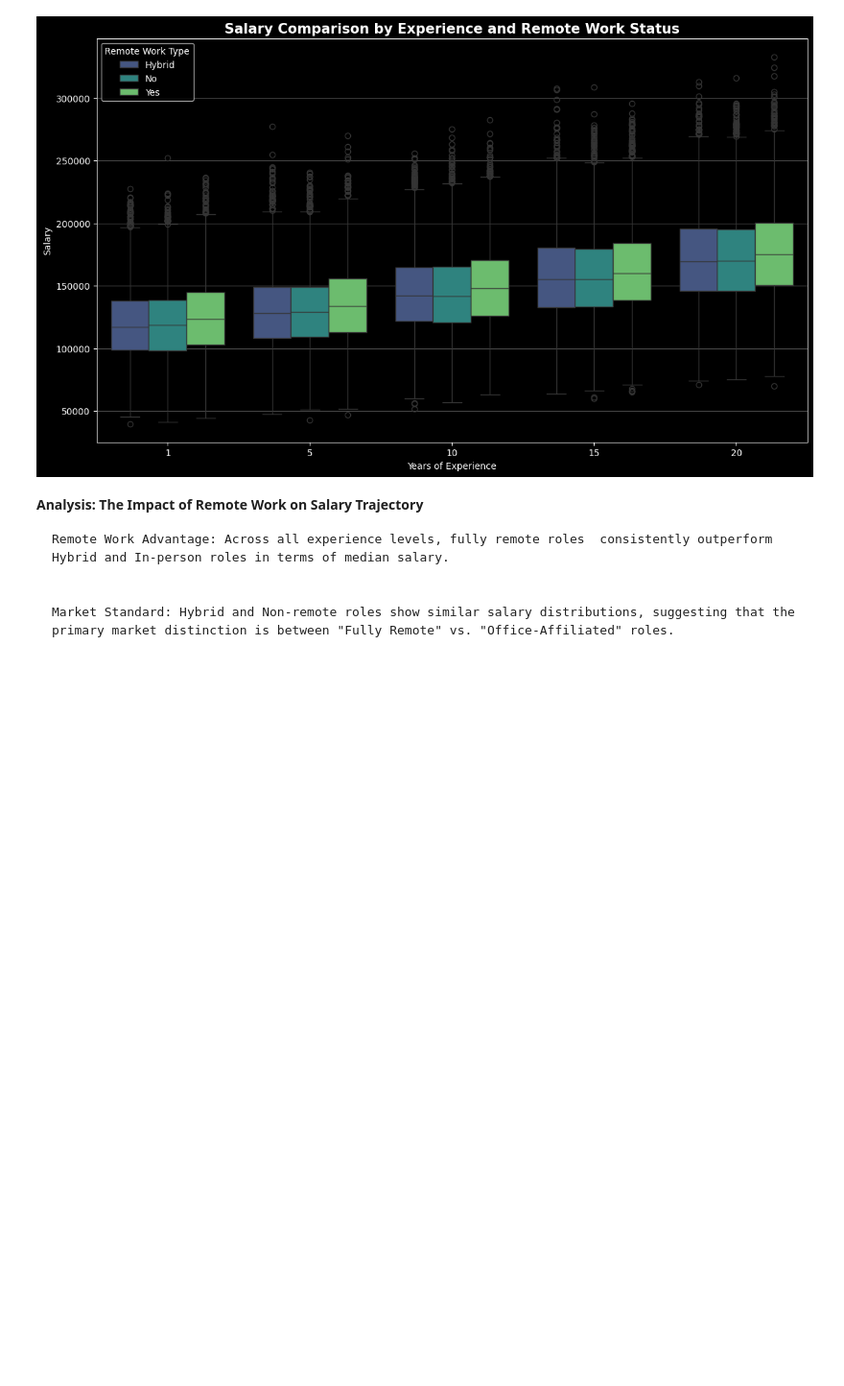
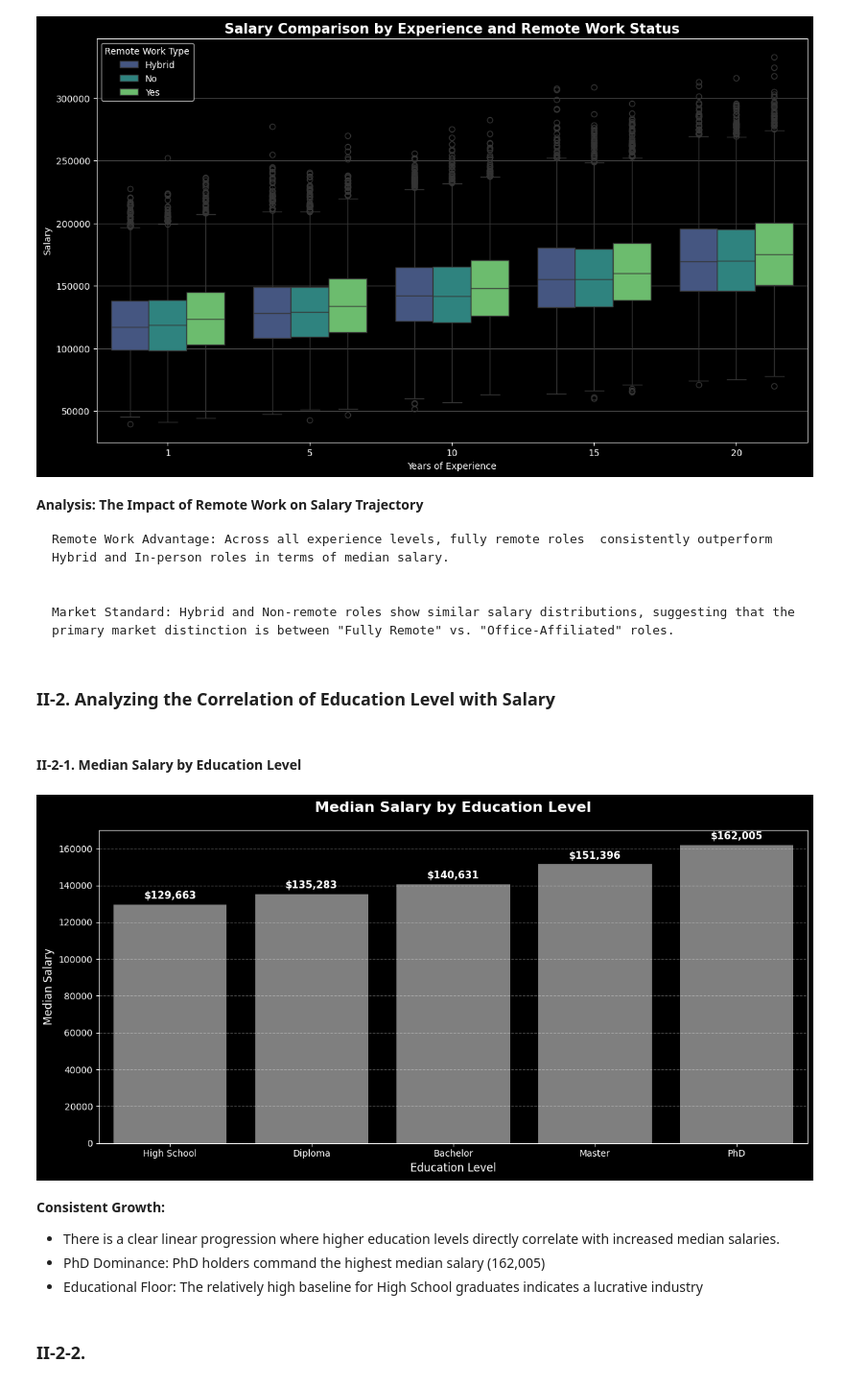
Before and after one commit to younesbensaid/Data-Analytics-projects, a Jupyter notebook: Large-Scale Dataset Analysis: 250K Job Records/NoteBook/Large-Scale Dataset Analysis: 250K Job Records.ipynb, the cells around one changed output. Shown at 96% size. Drawn from its saved outputs; the diff is of its cells as text; code cells hidden in the pictures; blank space fills up the shorter version.

Commit message:
Median Salary by Education Level

```diff
--- a/Large-Scale Dataset Analysis: 250K Job Records/NoteBook/Large-Scale Dataset Analysis: 250K Job Records.ipynb
+++ b/Large-Scale Dataset Analysis: 250K Job Records/NoteBook/Large-Scale Dataset Analysis: 250K Job Records.ipynb
@@ -486,3 +486,45 @@ plt.show()
 
 
     Market Standard: Hybrid and Non-remote roles show similar salary distributions, suggesting that the primary market distinction is between "Fully Remote" vs. "Office-Affiliated" roles.
+# %% [markdown]
+### II-2. Analyzing the Correlation of Education Level with Salary
+# %% [markdown]
+#### II-2-1. Median Salary by Education Level
+# %%
+education_order = ['High School', 'Diploma', 'Bachelor', 'Master', 'PhD']
+
+plt.figure(figsize=(12, 6))
+
+sns.barplot(
+    data=df,
+    x='education_level',
+    y='salary',
+    order=education_order,
+    estimator='median',
+    errorbar=None,
+    color="#fff",
+    alpha=0.5
+)
+
+plt.title('Median Salary by Education Level', fontsize=16, fontweight='bold', pad=20)
+plt.xlabel('Education Level', fontsize=12)
+plt.ylabel('Median Salary', fontsize=12)
+plt.grid(axis='y', linestyle='--', alpha=0.3)
+
+medians = df.groupby('education_level')['salary'].median().loc[education_order]
+for i, value in enumerate(medians):
+    plt.text(i, value + 2000, f'${int(value):,}', ha='center', va='bottom', fontweight='bold', fontsize=11)
+
+
+plt.tight_layout()
+plt.show()
+# %% [output]
+[figure, added]
+# %% [markdown]
+**Consistent Growth:**
+
+- There is a clear linear progression where higher education levels directly correlate with increased median salaries.
+- PhD Dominance: PhD holders command the highest median salary (162,005)
+- Educational Floor: The relatively high baseline for High School graduates indicates a lucrative industry
+# %% [markdown]
+### II-2-2.
```
